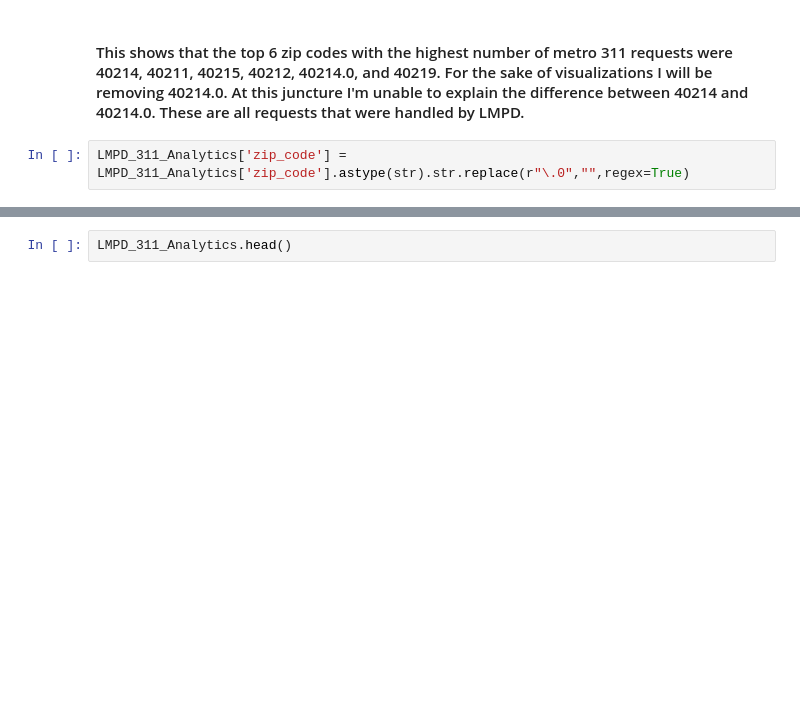
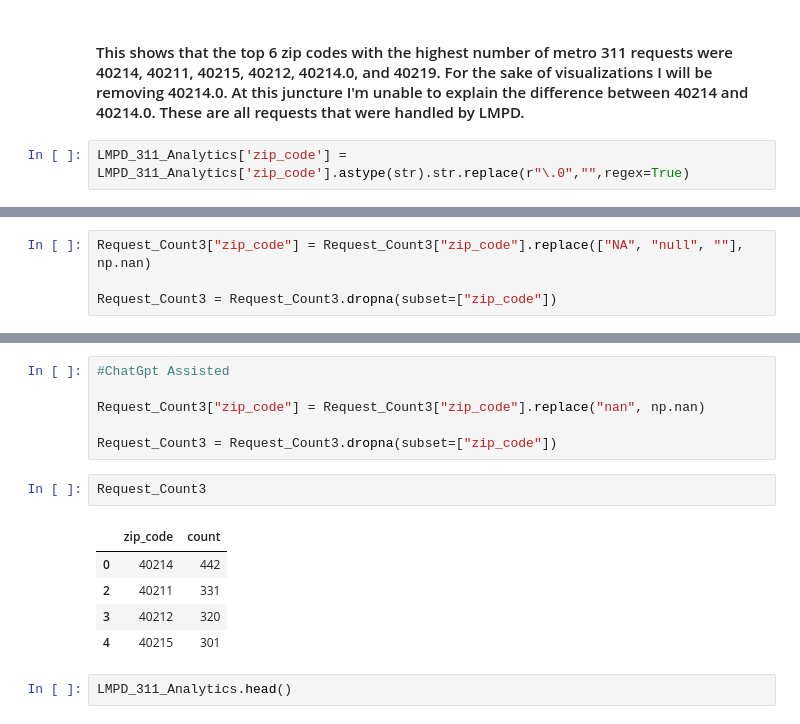
Before and after one commit to ZakM2000/Criminal_Analysis, a Jupyter notebook: Notebooks/LMPD_Crime_Analytics.ipynb, the cells around one changed output, grey strips where cells are left out. Drawn from its saved outputs; the diff is of its cells as text; blank space fills up the shorter version.

```diff
--- a/Notebooks/LMPD_Crime_Analytics.ipynb
+++ b/Notebooks/LMPD_Crime_Analytics.ipynb
@@ -1245,0 +1332,4 @@ Request_Count2
+# %%
+Request_Count3["zip_code"] = Request_Count3["zip_code"].replace(["NA", "null", ""], np.nan)
+
+Request_Count3 = Request_Count3.dropna(subset=["zip_code"])
@@ -1246,3 +1340,17 @@ Request_Count2
+# %%
+#ChatGpt Assisted
+
+Request_Count3["zip_code"] = Request_Count3["zip_code"].replace("nan", np.nan)
+
+Request_Count3 = Request_Count3.dropna(subset=["zip_code"])
+# %%
+Request_Count3
+# %% [output]
+|  | zip_code | count |
+| 0 | 40214 | 442 |
+| 2 | 40211 | 331 |
+| 3 | 40212 | 320 |
+| 4 | 40215 | 301 |
 # %%
 LMPD_311_Analytics.head()
 # %% [output]
```
Also changed, not shown: parts of 18 cells of this notebook, 1 other file.
